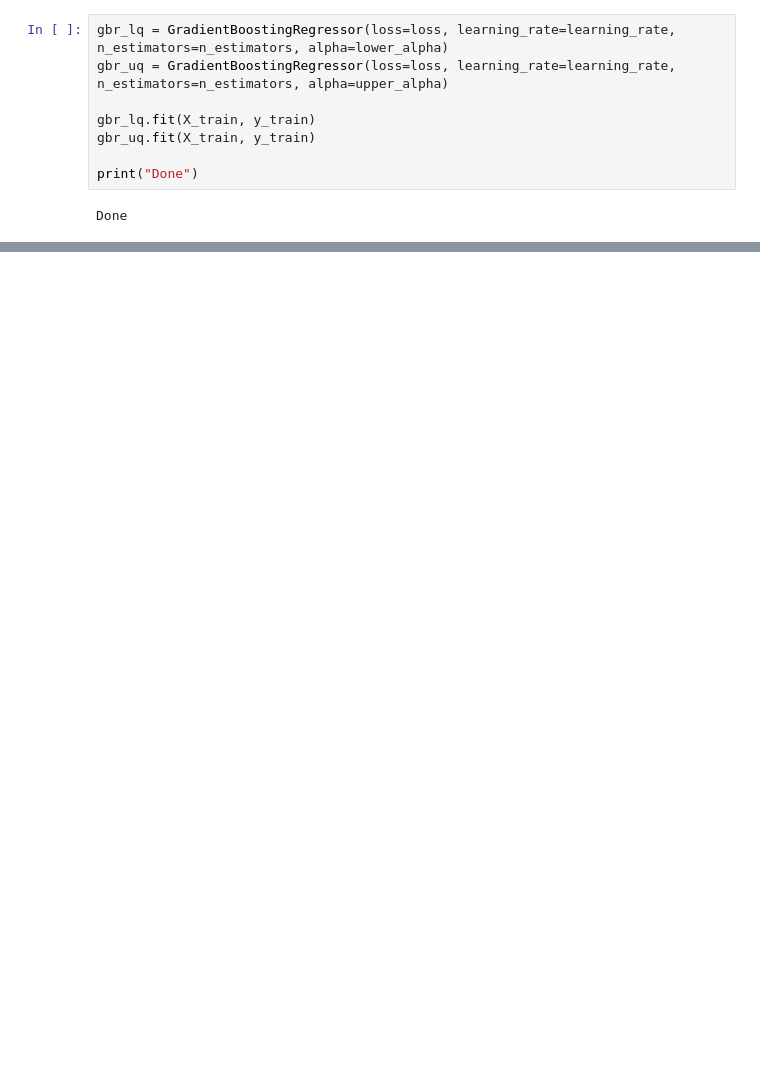
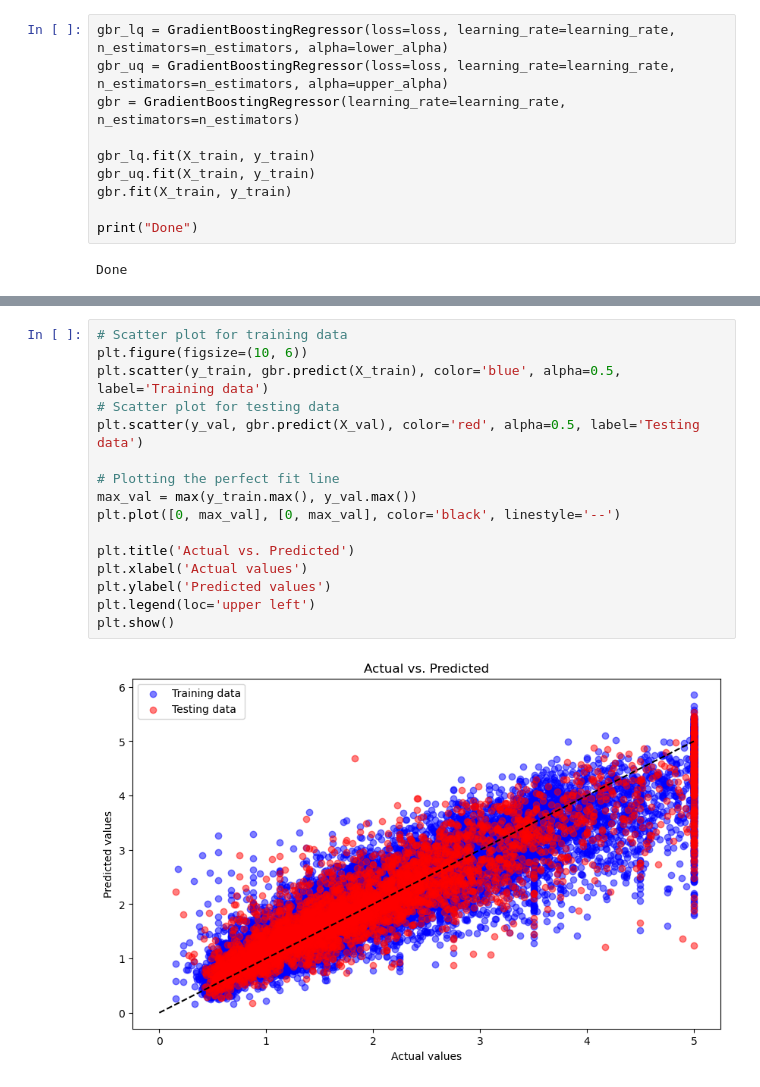
Before and after one commit to bluraygun/tfg, a Jupyter notebook: Regressor.ipynb, the cells around one changed output, grey strips where cells are left out. Cells and saved outputs as stored; diff of their text form; blank space fills up the shorter version.

Commit message:
trying visualizations

```diff
--- a/Regressor.ipynb
+++ b/Regressor.ipynb
@@ -33,9 +35,11 @@ uq = upper quantile
 # %%
 gbr_lq = GradientBoostingRegressor(loss=loss, learning_rate=learning_rate, n_estimators=n_estimators, alpha=lower_alpha)
 gbr_uq = GradientBoostingRegressor(loss=loss, learning_rate=learning_rate, n_estimators=n_estimators, alpha=upper_alpha)
+gbr = GradientBoostingRegressor(learning_rate=learning_rate, n_estimators=n_estimators)
 
 gbr_lq.fit(X_train, y_train)
 gbr_uq.fit(X_train, y_train)
+gbr.fit(X_train, y_train)
 
 print("Done")
 # %% [output]
@@ -45,0 +66,18 @@ Done
+# %%
+# Scatter plot for training data
+plt.figure(figsize=(10, 6))
+plt.scatter(y_train, gbr.predict(X_train), color='blue', alpha=0.5, label='Training data')
+# Scatter plot for testing data
+plt.scatter(y_val, gbr.predict(X_val), color='red', alpha=0.5, label='Testing data')
+
+# Plotting the perfect fit line
+max_val = max(y_train.max(), y_val.max())
+plt.plot([0, max_val], [0, max_val], color='black', linestyle='--')
+
+plt.title('Actual vs. Predicted')
+plt.xlabel('Actual values')
+plt.ylabel('Predicted values')
+plt.legend(loc='upper left')
+plt.show()
+# %% [output]
+[figure, added]
```
Also changed, not shown: parts of 6 cells of this notebook.
